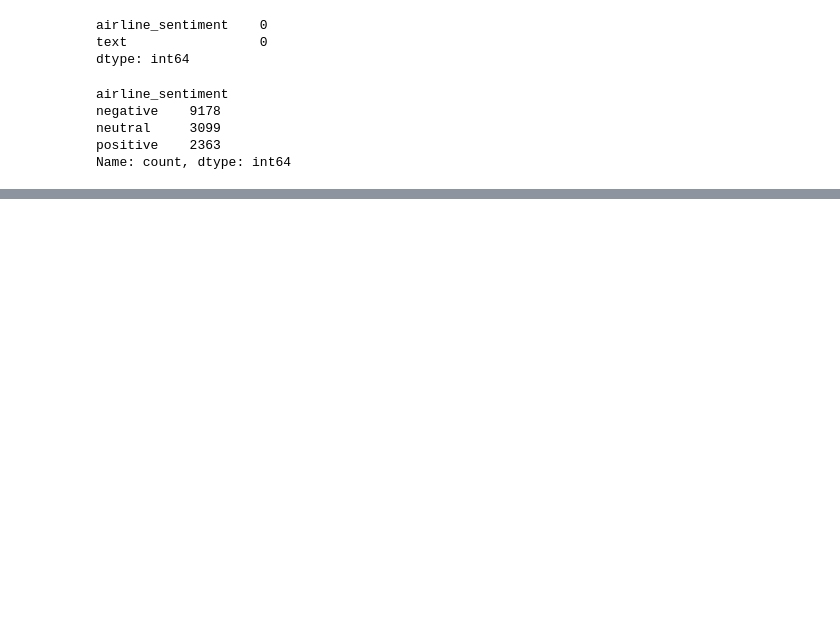
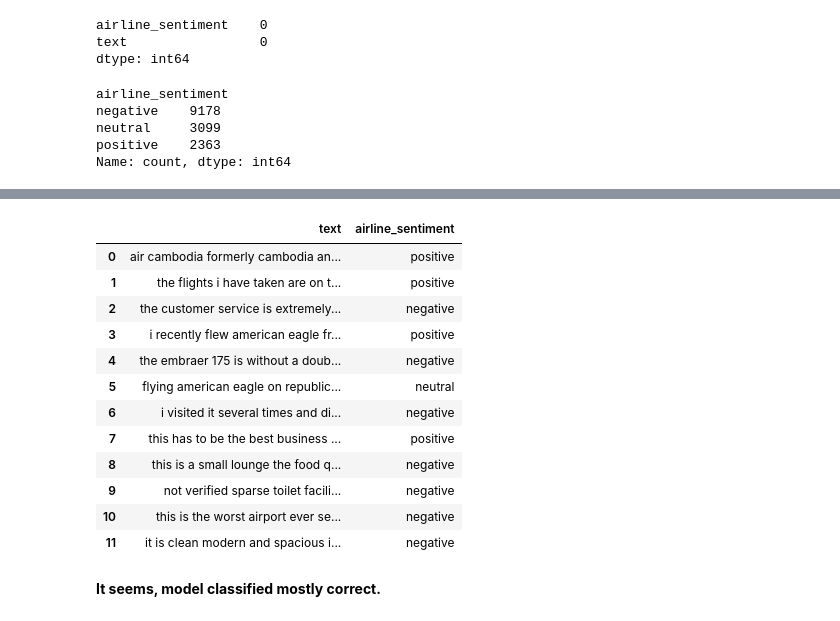
Before and after one commit to Mortti11/Advanced_Machine_Learning, a Jupyter notebook: NLP/Naive-Bayes-classification.ipynb, the cells around one changed output, grey strips where cells are left out. Cells and saved outputs as stored; diff of their text form; code cells hidden in the pictures; blank space fills up the shorter version.

```diff
--- a/NLP/Naive-Bayes-classification.ipynb
+++ b/NLP/Naive-Bayes-classification.ipynb
@@ -260,0 +255,5 @@ negative
+# %%
+# Delete the Trip verified text from each review
+unseen_data["text"] = unseen_data["text"].str.replace("Trip Verified", "")
+unseen_data.head()
+# I got 12 reviews from the website
@@ -260,0 +269,4 @@ negative
+# %%
+# I am gonna apply the clean_text function to the text column
+unseen_data["text"] = unseen_data["text"].apply(clean_text)
+unseen_data.head()
@@ -260,0 +283,26 @@ negative
+# %%
+# Vectorization
+X_unseen = tfidf.transform(unseen_data["text"])
+# %%
+# Predictions
+predictions_unseen = model.predict(X_unseen)
+# %%
+# Check the predictions and the reviews
+unseen_data["airline_sentiment"] = predictions_unseen
+unseen_data.head(12)
+# %% [output]
+|  | text | airline_sentiment |
+| 0 | air cambodia formerly cambodia an... | positive |
+| 1 | the flights i have taken are on t... | positive |
+| 2 | the customer service is extremely... | negative |
+| 3 | i recently flew american eagle fr... | positive |
+| 4 | the embraer 175 is without a doub... | negative |
+| 5 | flying american eagle on republic... | neutral |
+| 6 | i visited it several times and di... | negative |
+| 7 | this has to be the best business ... | positive |
+| 8 | this is a small lounge the food q... | negative |
+| 9 | not verified sparse toilet facili... | negative |
+| 10 | this is the worst airport ever se... | negative |
+| 11 | it is clean modern and spacious i... | negative |
+# %% [markdown]
+**It seems, model classified mostly correct.**
```
Also changed, not shown: parts of 33 cells of this notebook, 8 other files.
